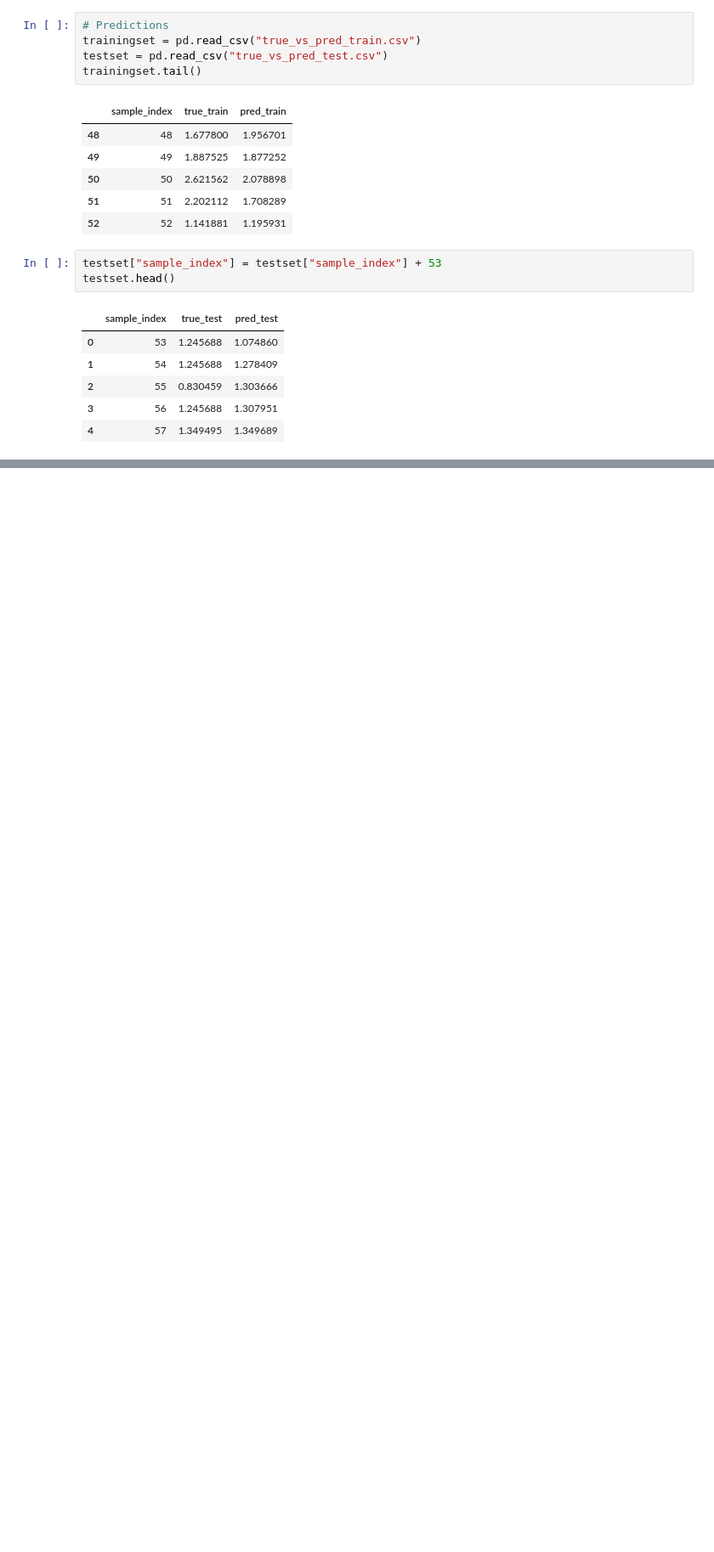
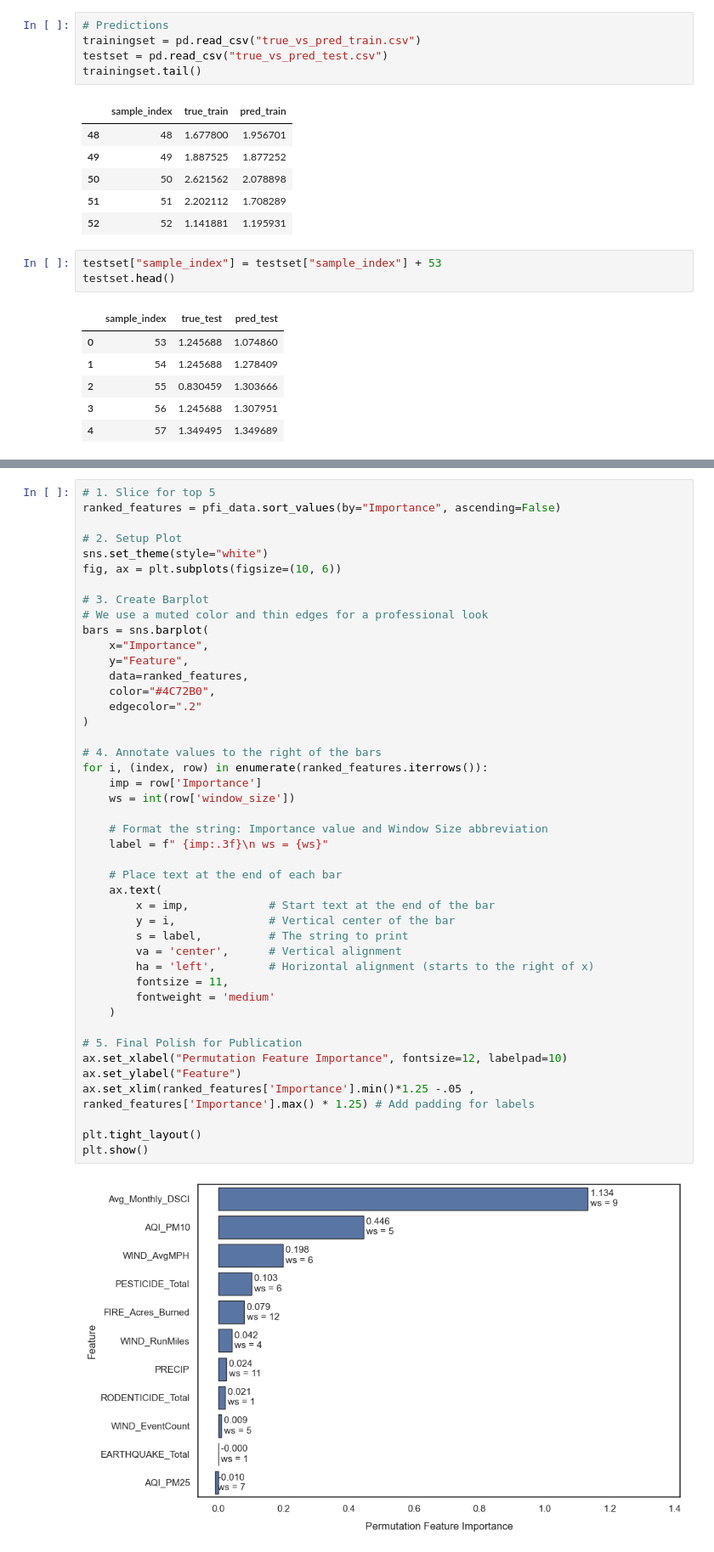
Before and after one commit to dillonallen92/ValleyFeverAnalysis_Cleaned, a Jupyter notebook: data/runs/fresno_Rat_Drought_baseline_2026-04-12_14-47-14_Winner/fresno_data_analysis.ipynb, the cells around one changed output, grey strips where cells are left out. Shown at 85% size. Saved outputs shown, nothing was run; the diff lists cells and outputs as text; blank space fills up the shorter version.

```diff
--- a/data/runs/fresno_Rat_Drought_baseline_2026-04-12_14-47-14_Winner/fresno_data_analysis.ipynb
+++ b/data/runs/fresno_Rat_Drought_baseline_2026-04-12_14-47-14_Winner/fresno_data_analysis.ipynb
@@ -78,0 +110,46 @@ Text(0, 0.5, 'VF Rate')
+# %%
+# 1. Slice for top 5
+ranked_features = pfi_data.sort_values(by="Importance", ascending=False)
+
+# 2. Setup Plot
+sns.set_theme(style="white")
+fig, ax = plt.subplots(figsize=(10, 6))
+
+# 3. Create Barplot
+# We use a muted color and thin edges for a professional look
+bars = sns.barplot(
+    x="Importance",
+    y="Feature",
+    data=ranked_features,
+    color="#4C72B0",
+    edgecolor=".2"
+)
+
+# 4. Annotate values to the right of the bars
+for i, (index, row) in enumerate(ranked_features.iterrows()):
+    imp = row['Importance']
+    ws = int(row['window_size'])
+
+    # Format the string: Importance value and Window Size abbreviation
+    label = f" {imp:.3f}\n ws = {ws}"
+
+    # Place text at the end of each bar
+    ax.text(
+        x = imp,            # Start text at the end of the bar
+        y = i,              # Vertical center of the bar
+        s = label,          # The string to print
+        va = 'center',      # Vertical alignment
+        ha = 'left',        # Horizontal alignment (starts to the right of x)
+        fontsize = 11,
+        fontweight = 'medium'
+    )
+
+# 5. Final Polish for Publication
+ax.set_xlabel("Permutation Feature Importance", fontsize=12, labelpad=10)
+ax.set_ylabel("Feature")
+ax.set_xlim(ranked_features['Importance'].min()*1.25 -.05 , ranked_features['Importance'].max() * 1.25) # Add padding for labels
+
+plt.tight_layout()
+plt.show()
+# %% [output]
+[figure, added]
```
Also changed, not shown: parts of 9 cells of this notebook, 12 other files.
